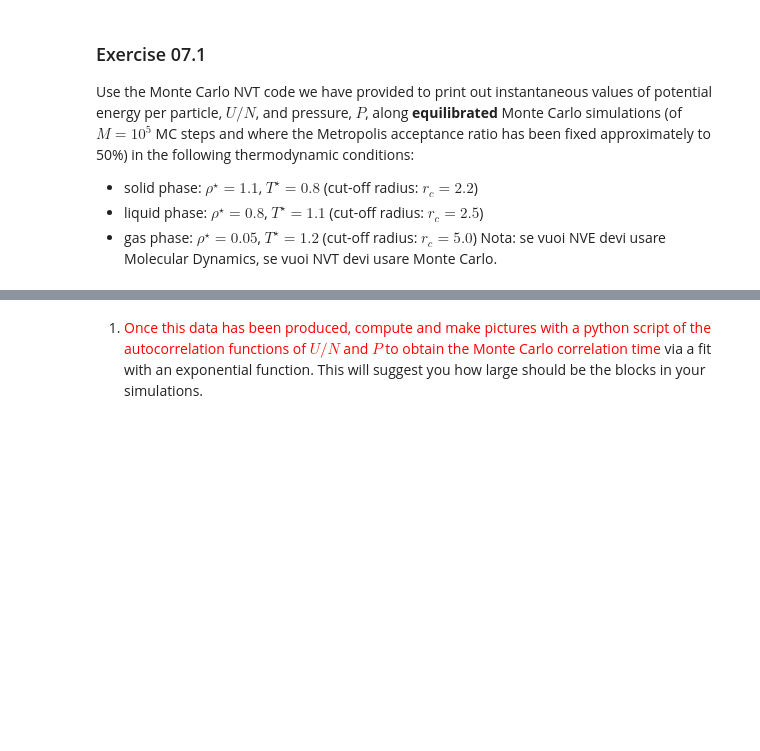
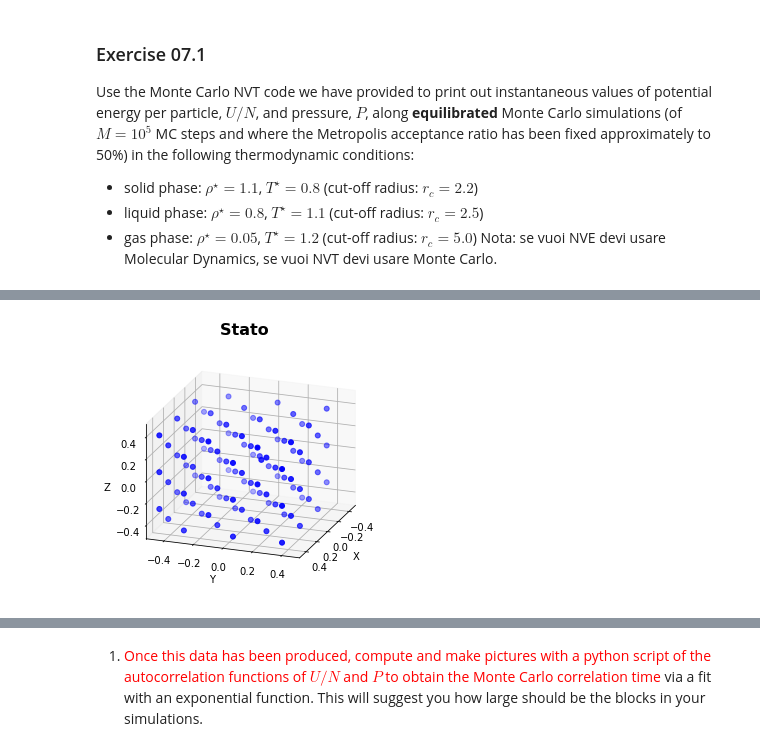
Before and after one commit to Daniele95/LSN, a Jupyter notebook: 7_MonteCarloNVT/LSN_Exercises_07.ipynb, the cells around one changed output, grey strips where cells are left out. Drawn from its saved outputs; the diff is of its cells as text; code cells hidden in the pictures; blank space fills up the shorter version.

```diff
--- a/7_MonteCarloNVT/LSN_Exercises_07.ipynb
+++ b/7_MonteCarloNVT/LSN_Exercises_07.ipynb
@@ -11,0 +35,30 @@ Nota: se vuoi NVE devi usare Molecular Dynamics, se vuoi NVT devi usare Monte Ca
+# %%
+import matplotlib
+import matplotlib.pyplot as plt
+import numpy as np
+from mpl_toolkits.mplot3d import Axes3D
+
+phase = ["Gas", "Liquido", "Solido" ]
+
+fig = plt.figure(figsize=(10,8))
+
+def plot():
+    X, Y, Z = np.loadtxt('risultati/config.final',usecols=(0,1,2),unpack=True)
+    ax = fig.add_subplot(121, projection='3d',proj_type='ortho')
+    ax.scatter(X, Y, Z, c='blue', marker='.',s=100)
+    ax.view_init(elev=20, azim=20)
+    ax.set_xlabel('X')
+    ax.set_ylabel('Y')
+    ax.set_zlabel('Z')
+    ax.set_title('Stato ',fontweight='bold',fontsize=16)
+    bound=0.5
+    ax.set_xlim(-bound,bound)
+    ax.set_ylim(-bound,bound)
+    ax.set_zlim(-bound,bound)
+
+plot()
+
+
+plt.show()
+# %% [output]
+[figure, added]
```
Also changed, not shown: parts of 3 cells of this notebook, 34 other files.
